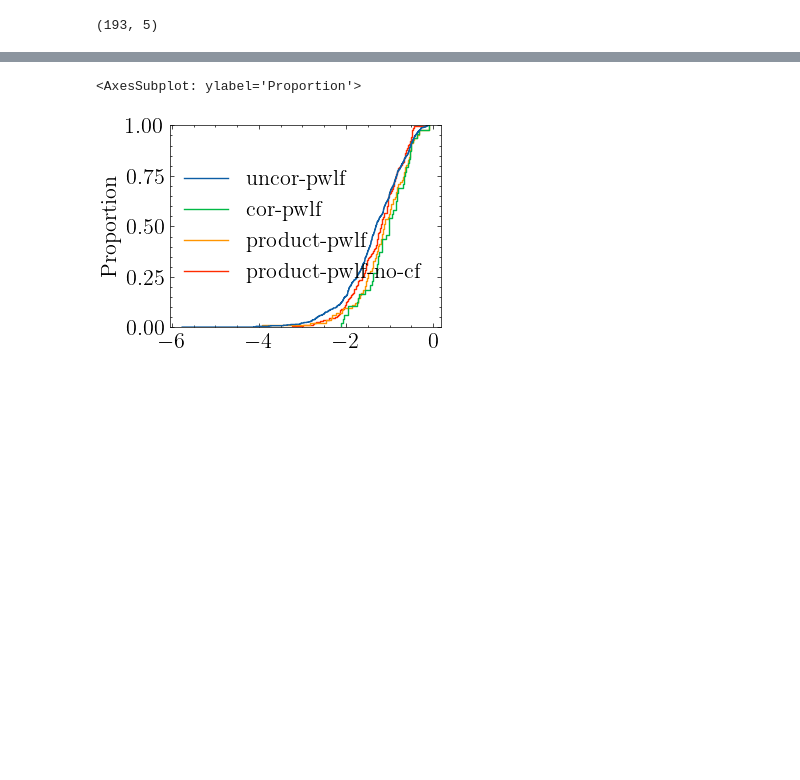
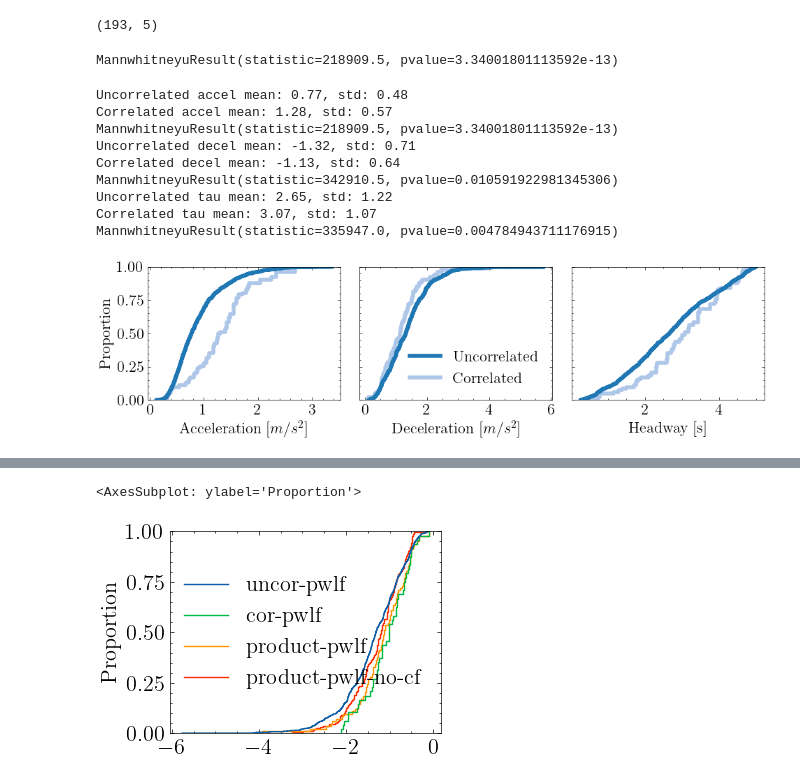
Before and after one commit to UnivOfAlabama-BittleResearchGroup/sumo-uc-2023, a Jupyter notebook: notebooks/make_veh_descript_table_no_lowess.ipynb, the cells around one changed output, grey strips where cells are left out. Saved outputs shown, nothing was run; the diff lists cells and outputs as text; code cells hidden in the pictures; blank space fills up the shorter version.

```diff
--- a/notebooks/make_veh_descript_table_no_lowess.ipynb
+++ b/notebooks/make_veh_descript_table_no_lowess.ipynb
@@ -211,9 +256,7 @@ Text(0.5, 0, 'Deceleration [$m/s^2$]')
 minium_time_in_state = 1
 r2 = 0.95
 
-base_filter = (pwlf_data["time_diff"] > minium_time_in_state) & (
-        pwlf_data["r2"] > r2
-    )
+base_filter = (pwlf_data["time_diff"] > minium_time_in_state) & (pwlf_data["r2"] > r2)
 pwlf_data_accel = (
     pwlf_data[(pwlf_data["type"] == "accel") & base_filter]
     .groupby("vehicle_id")
@@ -566,3 +661,60 @@ print(pwlf_df_product_no_cf.shape)
+# %%
+mannwhitneyu(uncor_pwlf_df["accel"].values, pwlf_df_product["accel"].values)
+# %% [output]
+MannwhitneyuResult(statistic=218909.5, pvalue=3.34001801113592e-13)
+# %%
+fig, ax = plt.subplots(1, 3, figsize=(10, 3), sharey=True, tight_layout=True)
+# set the font size
+plt.rcParams.update({"font.size": 16})
+
+palette = plt.get_cmap("tab20")
+color_map = {"Uncorrelated": palette(0), "Correlated": palette(1)}
+
+for i, (type_, label) in enumerate(
+    [
+        ("accel", "Acceleration [$m/s^2$]"),
+        ("decel", "Deceleration [$m/s^2$]"),
+        ("tau", "Headway [s]"),
+    ]
+):
+    print(
+        f"Uncorrelated {type_} mean: {uncor_pwlf_df[type_].median():.2f}, std: {uncor_pwlf_df[type_].std():.2f}"
+    )
+    print(
+        f"Correlated {type_} mean: {pwlf_df_product[type_].median():.2f}, std: {pwlf_df_product[type_].std():.2f}"
+    )
+    print(mannwhitneyu(uncor_pwlf_df[type_].values, pwlf_df_product[type_].values))
+    sns.ecdfplot(
+        pd.DataFrame(
+            data=[
+                uncor_pwlf_df[type_].abs().values,
+                pwlf_df_product[type_].abs().values,
+            ],
+            index=[
+                "Uncorrelated",
+                "Correlated",
+            ],
+        ).T,
+        ax=ax[i],
+        palette=color_map,
+        # set the width of the lines
+        linewidth=4,
+        # only show the legend on the first plot
+        legend=i == 1,
+    )
+
+    ax[i].set_xlabel(label)
+# %% [output]
+Uncorrelated accel mean: 0.77, std: 0.48
+Correlated accel mean: 1.28, std: 0.57
+MannwhitneyuResult(statistic=218909.5, pvalue=3.34001801113592e-13)
+Uncorrelated decel mean: -1.32, std: 0.71
+Correlated decel mean: -1.13, std: 0.64
+MannwhitneyuResult(statistic=342910.5, pvalue=0.010591922981345306)
+Uncorrelated tau mean: 2.65, std: 1.22
+Correlated tau mean: 3.07, std: 1.07
+MannwhitneyuResult(statistic=335947.0, pvalue=0.004784943711176915)
+[figure, added]
 # %%
 # create a dataframe with all the accel
 
```
Also changed, not shown: parts of 17 cells of this notebook, 2 other files.
